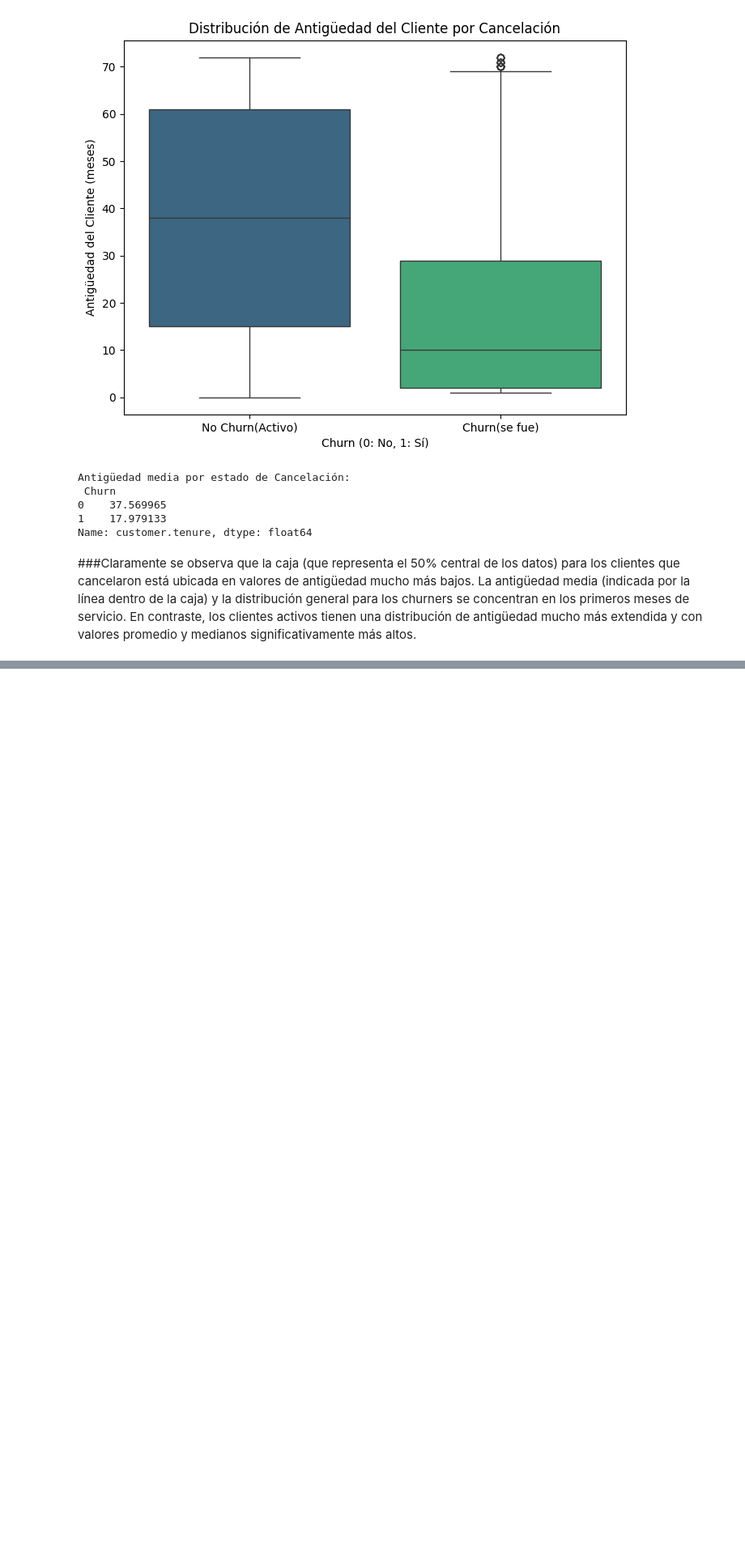
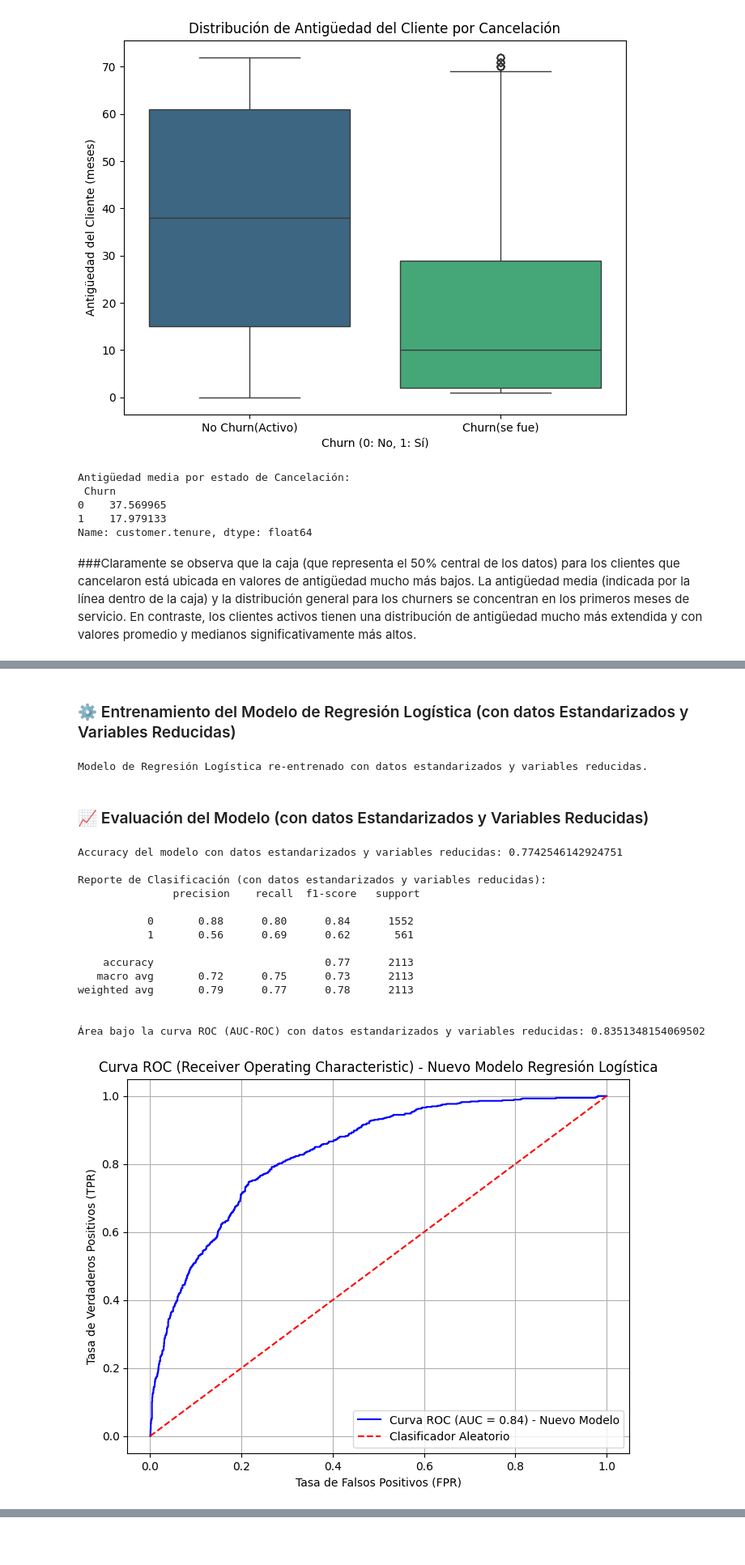
Before and after one commit to Harold-dev-code/TelecomX_Parte2_Tercer-Challenge, a Jupyter notebook: TelecomX_Parte2_Tercer_Challenge.ipynb, the cells around one changed output, grey strips where cells are left out. Shown at 81% size. Saved outputs shown, nothing was run; the diff lists cells and outputs as text; code cells hidden in the pictures; blank space fills up the shorter version.

```diff
--- a/TelecomX_Parte2_Tercer_Challenge.ipynb
+++ b/TelecomX_Parte2_Tercer_Challenge.ipynb
@@ -720,0 +816,49 @@ Name: account.Charges.Total, dtype: float64
+# %% [markdown]
+### ⚙️ Entrenamiento del Modelo de Regresión Logística (con datos Estandarizados y Variables Reducidas)
+# %%
+# Inicializar y entrenar el modelo de Regresión Logística con datos estandarizados y balanceados
+model_scaled_new = LogisticRegression(random_state=42, solver='liblinear', max_iter=1000)
+model_scaled_new.fit(X_train_smote_scaled_new, y_train_smote_scaled_new)
+
+print("Modelo de Regresión Logística re-entrenado con datos estandarizados y variables reducidas.")
+# %% [output]
+Modelo de Regresión Logística re-entrenado con datos estandarizados y variables reducidas.
+# %% [markdown]
+### 📈 Evaluación del Modelo (con datos Estandarizados y Variables Reducidas)
+# %%
+# Predicciones en el conjunto de prueba (que ya está estandarizado)
+y_pred_scaled_new = model_scaled_new.predict(X_test_scaled_new)
+y_pred_proba_scaled_new = model_scaled_new.predict_proba(X_test_scaled_new)[:, 1] # Probabilidades de la clase positiva (Churn=1)
+
+# Evaluar el rendimiento del modelo
+print("\nAccuracy del modelo con datos estandarizados y variables reducidas:", accuracy_score(y_test_new, y_pred_scaled_new))
+print("\nReporte de Clasificación (con datos estandarizados y variables reducidas):\n", classification_report(y_test_new, y_pred_scaled_new))
+print("\nÁrea bajo la curva ROC (AUC-ROC) con datos estandarizados y variables reducidas:", roc_auc_score(y_test_new, y_pred_proba_scaled_new))
+
+# Curva ROC
+fpr_scaled_new, tpr_scaled_new, thresholds_scaled_new = roc_curve(y_test_new, y_pred_proba_scaled_new)
+plt.figure(figsize=(8, 6))
+plt.plot(fpr_scaled_new, tpr_scaled_new, color='blue', label=f'Curva ROC (AUC = {roc_auc_score(y_test_new, y_pred_proba_scaled_new):.2f}) - Nuevo Modelo')
+plt.plot([0, 1], [0, 1], color='red', linestyle='--', label='Clasificador Aleatorio')
+plt.xlabel('Tasa de Falsos Positivos (FPR)')
+plt.ylabel('Tasa de Verdaderos Positivos (TPR)')
+plt.title('Curva ROC (Receiver Operating Characteristic) - Nuevo Modelo Regresión Logística')
+plt.legend()
+plt.grid(True)
+plt.show()
+# %% [output]
+Accuracy del modelo con datos estandarizados y variables reducidas: 0.7742546142924751
+
+Reporte de Clasificación (con datos estandarizados y variables reducidas):
+               precision    recall  f1-score   support
+
+           0       0.88      0.80      0.84      1552
+           1       0.56      0.69      0.62       561
+
+    accuracy                           0.77      2113
+   macro avg       0.72      0.75      0.73      2113
+weighted avg       0.79      0.77      0.78      2113
+
+
+Área bajo la curva ROC (AUC-ROC) con datos estandarizados y variables reducidas: 0.8351348154069502
+[figure, added]
```
Also changed, not shown: parts of 46 cells of this notebook.
